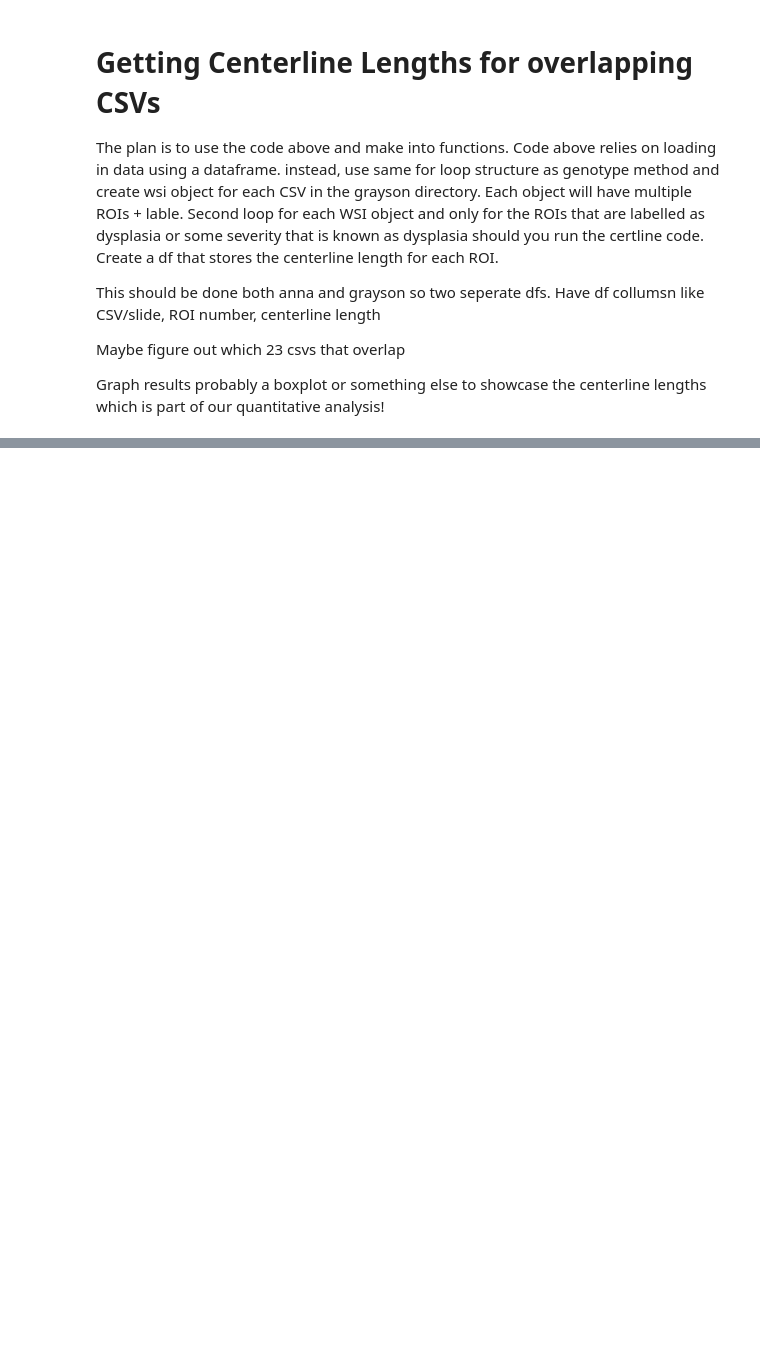
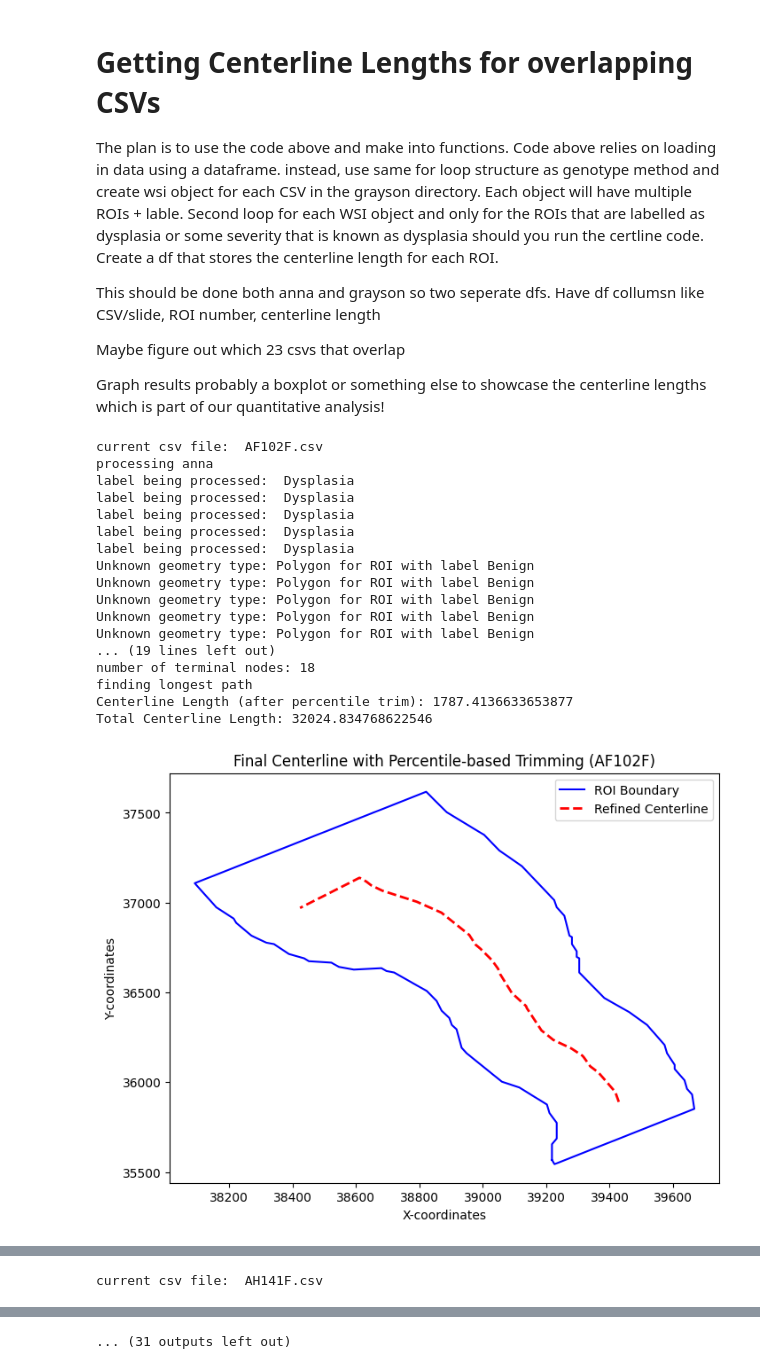
Before and after one commit to Satanna1/Cancer_Project_2025, a Jupyter notebook: Qualitative_Notebook.ipynb, the cells around one changed output, grey strips where cells are left out. Drawn from its saved outputs; the diff is of its cells as text; code cells hidden in the pictures; blank space fills up the shorter version.

Commit message:
updated code with IOU and centerline quantification methods that output graphs and can run on multiple files. ALso changed centerline method to incude functions and take in WSI objects

```diff
--- a/Qualitative_Notebook.ipynb
+++ b/Qualitative_Notebook.ipynb
@@ -857,0 +965,17 @@ finding longest path
+# %%
+# Convert to graph
+def medial_axis_to_graph(medial_axis):
+    G = nx.Graph()
+    if isinstance(medial_axis, MultiLineString):
+        for line in medial_axis.geoms:
+            coords = list(line.coords)
+            for i in range(len(coords) - 1):
+                #the weight is the distance between the two points
+                seg_length = Point(coords[i]).distance(Point(coords[i+1]))
+                G.add_edge(coords[i], coords[i+1], weight=seg_length)
+    elif isinstance(medial_axis, LineString):
+        coords = list(medial_axis.coords)
+        for i in range(len(coords) - 1):
+            seg_length = Point(coords[i]).distance(Point(coords[i+1]))
+            G.add_edge(coords[i], coords[i+1], weight=seg_length)
+    return G
@@ -865,3 +1128,61 @@ This should be done both anna and grayson so two seperate dfs. Have df collumsn
 Maybe figure out which 23 csvs that overlap
 
 Graph results probably a boxplot or something else to showcase the centerline lengths which is part of our quantitative analysis!
+# %%
+
+results_centerline = pd.DataFrame(columns=["slide", "anna_centerline_length", "grayson_centerline_length"])
+
+grayson_dir = "/home/joeychan/labshare/PROJECTS/PDCD10/rois/grayson"
+anna_dir = "/home/joeychan/labshare/PROJECTS/PDCD10/rois/anna"
+
+#grayson directory has the slides they BOTH labeled
+#start by only running on these 10 base names:
+base_names = ["AF102F", "AH141F", "AF252", "AG991M", "AH073M","AF135M", "AG985F", "AF238F", "AF113M", "AF136M"]
+for csv_file in os.listdir(grayson_dir):
+    if csv_file.endswith(".csv"):
+        print("current csv file: ", csv_file)
+        base_name = csv_file.replace(".csv", "")
+        if base_name not in svs_map or base_name not in base_names:
+            print(f"not running {base_name}, skipping.")
+            continue
+
+        svs_path = svs_map[base_name]
+        grayson_csv = os.path.join(grayson_dir, csv_file)
+        anna_csv =  os.path.join(anna_dir, csv_file)
+
+        wsi_grayson = sf.WSI(path=svs_path, tile_px=256, tile_um=128, rois=grayson_csv)
+        wsi_anna = sf.WSI(path=svs_path, tile_px=256, tile_um=128, rois=anna_csv)
+
+        #get centerline length for each wsi object
+        print("processing anna")
+        anna_centerline_length = process_wsi(wsi_anna)
+        print("processing grayson")
+        grayson_centerline_length = process_wsi(wsi_grayson)
+
+        #store in df
+          #output to dataframe
+        new_result = pd.DataFrame({
+            "slide": [base_name],
+            "anna_centerline_length": [anna_centerline_length],
+            "grayson_centerline_length": [grayson_centerline_length]
+        })
+        results_centerline = pd.concat([results_centerline, new_result], ignore_index=True)
+# %% [output]
+current csv file:  AF102F.csv
+processing anna
+label being processed:  Dysplasia
+label being processed:  Dysplasia
+label being processed:  Dysplasia
+label being processed:  Dysplasia
+label being processed:  Dysplasia
+Unknown geometry type: Polygon for ROI with label Benign
+Unknown geometry type: Polygon for ROI with label Benign
+Unknown geometry type: Polygon for ROI with label Benign
+Unknown geometry type: Polygon for ROI with label Benign
+Unknown geometry type: Polygon for ROI with label Benign
+... (19 lines left out)
+number of terminal nodes: 18
+finding longest path
+Centerline Length (after percentile trim): 1787.4136633653877
+Total Centerline Length: 32024.834768622546
+[figure, added]
@@ -867,0 +1209 @@ Graph results probably a boxplot or something else to showcase the centerline le
+current csv file:  AH141F.csv
@@ -867,0 +1265 @@ Graph results probably a boxplot or something else to showcase the centerline le
+... (31 outputs left out)
```
Also changed, not shown: parts of 17 cells of this notebook, 2 other files.
